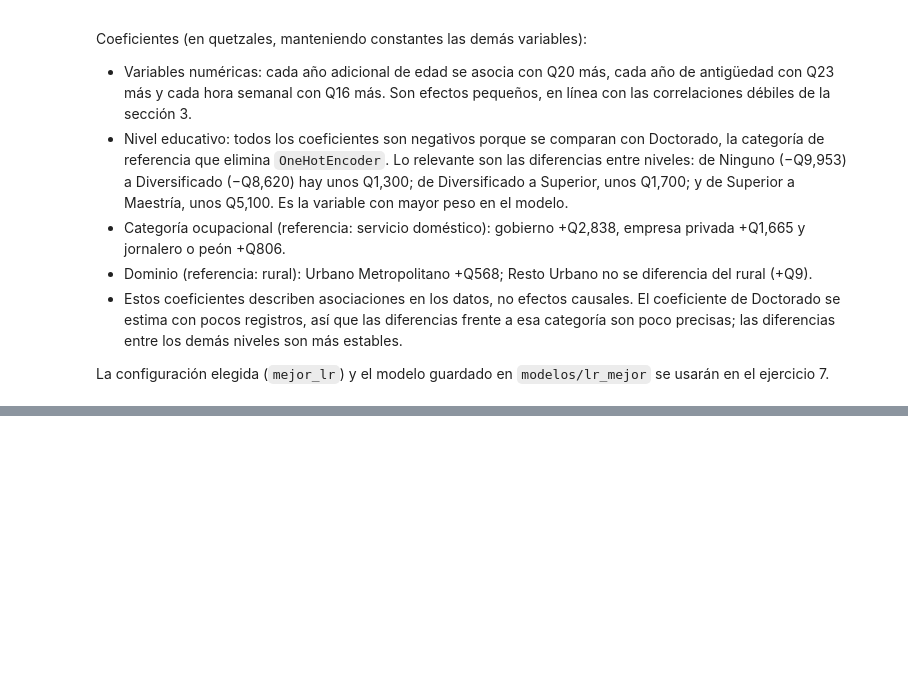
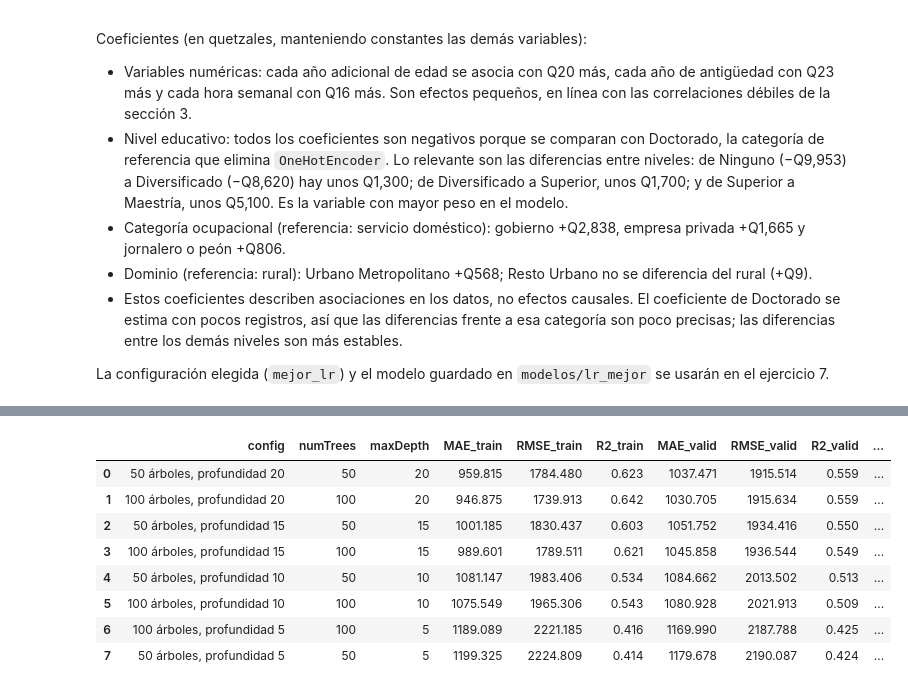
Before and after one commit to Qu3zada22/lab7-md, a Jupyter notebook: lab7_eneic.ipynb, the cells around one changed output, grey strips where cells are left out. Saved outputs shown, nothing was run; the diff lists cells and outputs as text; code cells hidden in the pictures; blank space fills up the shorter version.

```diff
--- a/lab7_eneic.ipynb
+++ b/lab7_eneic.ipynb
@@ -1417,0 +1431,27 @@ La configuración elegida (`mejor_lr`) y el modelo guardado en `modelos/lr_mejor
+# %%
+CONFIGS_RF = [{"config": f"{n} árboles, profundidad {d}", "numTrees": n, "maxDepth": d}
+              for n in [50, 100] for d in [5, 10, 15, 20]]
+
+resultados_rf, modelos_rf = [], {}
+for cfg in CONFIGS_RF:
+    t0 = time.time()
+    modelo = pipeline_rf(cfg["numTrees"], cfg["maxDepth"]).fit(train)
+    m_train, m_valid = evaluar(modelo.transform(train)), evaluar(modelo.transform(valid))
+    resultados_rf.append({**cfg,
+                          **{f"{k}_train": v for k, v in m_train.items()},
+                          **{f"{k}_valid": v for k, v in m_valid.items()},
+                          "segundos": round(time.time() - t0, 1)})
+    modelos_rf[cfg["config"]] = modelo
+
+res_rf = pd.DataFrame(resultados_rf).sort_values("RMSE_valid").reset_index(drop=True)
+res_rf.round(3)
+# %% [output]
+|  | config | numTrees | maxDepth | MAE_train | RMSE_train | R2_train | MAE_valid | RMSE_valid | R2_valid | ... |
+| 0 | 50 árboles, profundidad 20 | 50 | 20 | 959.815 | 1784.480 | 0.623 | 1037.471 | 1915.514 | 0.559 | ... |
+| 1 | 100 árboles, profundidad 20 | 100 | 20 | 946.875 | 1739.913 | 0.642 | 1030.705 | 1915.634 | 0.559 | ... |
+| 2 | 50 árboles, profundidad 15 | 50 | 15 | 1001.185 | 1830.437 | 0.603 | 1051.752 | 1934.416 | 0.550 | ... |
+| 3 | 100 árboles, profundidad 15 | 100 | 15 | 989.601 | 1789.511 | 0.621 | 1045.858 | 1936.544 | 0.549 | ... |
+| 4 | 50 árboles, profundidad 10 | 50 | 10 | 1081.147 | 1983.406 | 0.534 | 1084.662 | 2013.502 | 0.513 | ... |
+| 5 | 100 árboles, profundidad 10 | 100 | 10 | 1075.549 | 1965.306 | 0.543 | 1080.928 | 2021.913 | 0.509 | ... |
+| 6 | 100 árboles, profundidad 5 | 100 | 5 | 1189.089 | 2221.185 | 0.416 | 1169.990 | 2187.788 | 0.425 | ... |
+| 7 | 50 árboles, profundidad 5 | 50 | 5 | 1199.325 | 2224.809 | 0.414 | 1179.678 | 2190.087 | 0.424 | ... |
```
Also changed, not shown: parts of 15 cells of this notebook, 1 other file.
